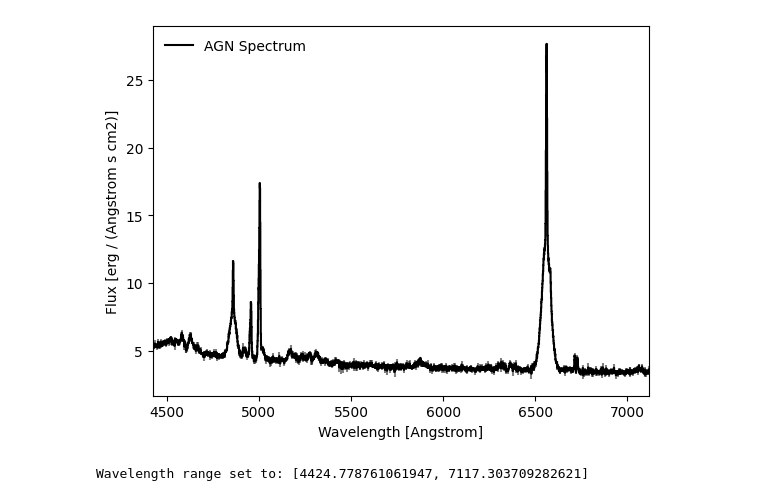
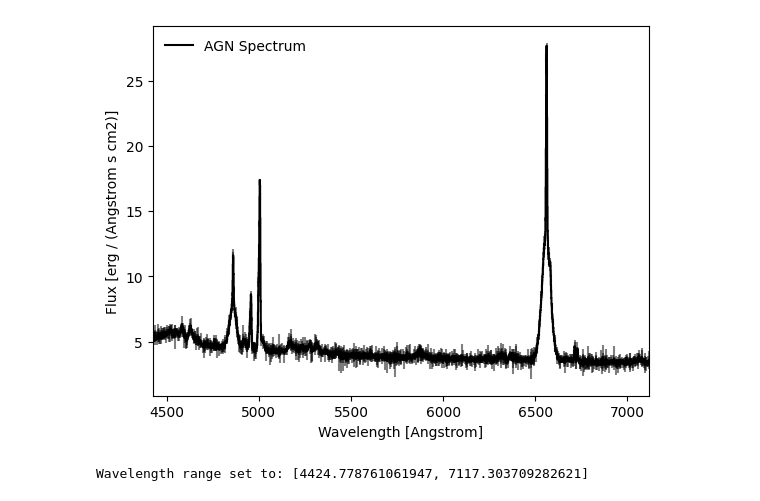
Before and after one commit to pier-astro/prism-spec, a Jupyter notebook: examples/Model Single Spectrum.ipynb, the cells around one changed output. Cells and saved outputs as stored; diff of their text form; code cells hidden in the pictures.

```diff
--- a/examples/Model Single Spectrum.ipynb
+++ b/examples/Model Single Spectrum.ipynb
@@ -20,29 +20,31 @@ redshift = 0.0622
 # %%
 spec = Spectrum.from_txt(filename=filename,
                          ra=ra,
                          dec=dec,
                          z=redshift,
                          wave_unit=u.AA,
                          unit=1e-15 * u.erg / (u.s * u.cm**2 * u.AA),
                          name='AGN Spectrum')
 
 # # (Example) Mask a region
 # wmask = (spec.wave <= 5800) | (spec.wave >= 5980)
 # spec.crop(wmask=wmask)
 
 # # (Example) Crop a portion of the spectrum
 # wbounds = (4800., 7500.) # Å
 # spec.crop(wbounds=wbounds)
 
 # Apply Galactic extinction correction
 spec.deredden()
 
 # (Optional) Apply redshift correction to rest frame
 spec.zcorrect()
 
+spec.err *= 3.0
+
 spec.plot_spectrum()
 # %% [output]
-[figure, old version]
+[figure, new version]
 # %%
 # (Optional) Copy locally the CSV file containing the line list, and set up the local line database.
 models.setup_local_lines(wmin=np.min(spec.wave), wmax=np.max(spec.wave), overwrite=True)
```
Also changed, not shown: parts of 15 cells of this notebook, 5 other files.
